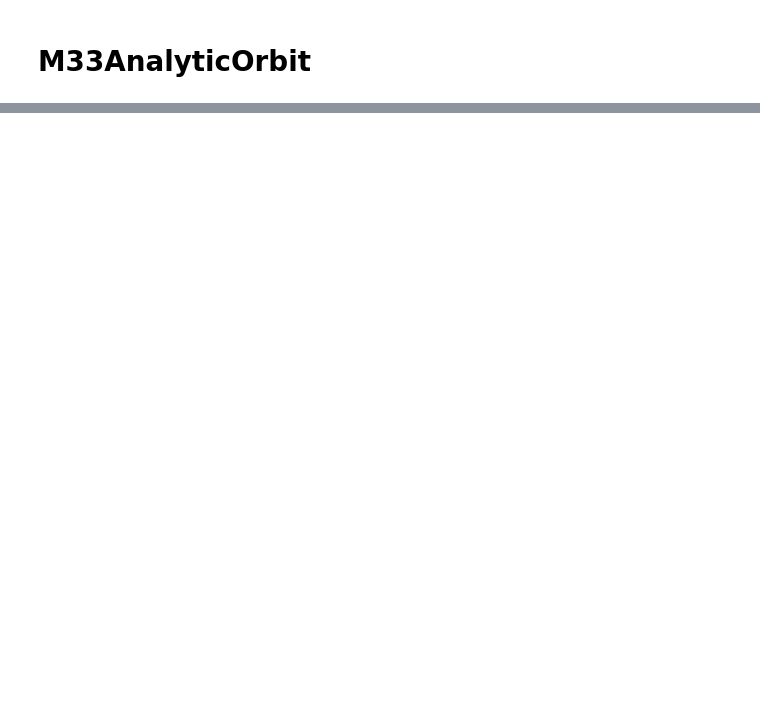
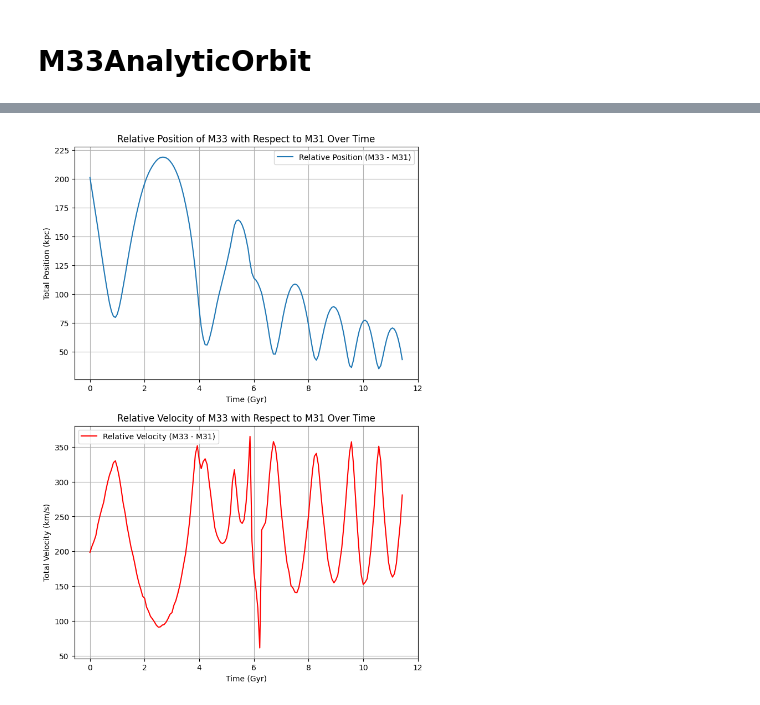
Before and after one commit to B3nn1E/ASTR400B, a Jupyter notebook: Homeworks/Homework7/Homework7_Template.ipynb, the cells around one changed output, grey strips where cells are left out. Drawn from its saved outputs; the diff is of its cells as text; code cells hidden in the pictures; blank space fills up the shorter version.

```diff
--- a/Homeworks/Homework7/Homework7_Template.ipynb
+++ b/Homeworks/Homework7/Homework7_Template.ipynb
@@ -305,0 +371,53 @@ IndentationError: unindent does not match any outer indentation level (<string>,
+# %%
+import pandas as pd # import pandas to read the data file since ReadFile cannot read this anymore
+
+# Load the orbit files from HW6
+M31 = r'C:\Users\kietb\OneDrive\Desktop\Suffering\Undergrad\ASTR400B\Homeworks\Homework6\Orbit_M31.txt'
+M33 = r'C:\Users\kietb\OneDrive\Desktop\Suffering\Undergrad\ASTR400B\Homeworks\Homework6\Orbit_M33.txt'
+
+# Load data into pandas DataFrame
+m31_data = pd.read_csv(M31, delim_whitespace=True, comment='#',
+                       names=['t', 'x', 'y', 'z', 'vx', 'vy', 'vz'])
+m33_data = pd.read_csv(M33, delim_whitespace=True, comment='#',
+                       names=['t', 'x', 'y', 'z', 'vx', 'vy', 'vz'])
+
+# Compute relative position components of M33 with respect to M31
+rel_x = m33_data['x'] - m31_data['x']
+rel_y = m33_data['y'] - m31_data['y']
+rel_z = m33_data['z'] - m31_data['z']
+
+# Compute relative velocity components of M33 with respect to M31
+rel_vx = m33_data['vx'] - m31_data['vx']
+rel_vy = m33_data['vy'] - m31_data['vy']
+rel_vz = m33_data['vz'] - m31_data['vz']
+
+# Compute total position and velocity magnitudes
+total_position = np.sqrt(rel_x**2 + rel_y**2 + rel_z**2)
+total_velocity = np.sqrt(rel_vx**2 + rel_vy**2 + rel_vz**2)
+
+# Extract time values
+time = m31_data['t']
+
+# Create figure with two subplots
+fig, ax = plt.subplots(2, 1, figsize=(8, 12))
+
+# Plot total position vs time
+ax[0].plot(time, total_position, label="Relative Position (M33 - M31)", linestyle="solid")
+ax[0].set_xlabel("Time (Gyr)")
+ax[0].set_ylabel("Total Position (kpc)")
+ax[0].set_title("Relative Position of M33 with Respect to M31 Over Time")
+ax[0].legend()
+ax[0].grid()
+
+# Plot total velocity vs time
+ax[1].plot(time, total_velocity, label="Relative Velocity (M33 - M31)", linestyle="solid", color="red")
+ax[1].set_xlabel("Time (Gyr)")
+ax[1].set_ylabel("Total Velocity (km/s)")
+ax[1].set_title("Relative Velocity of M33 with Respect to M31 Over Time")
+ax[1].legend()
+ax[1].grid()
+
+# Show the plots
+plt.show()
+# %% [output]
+[figure, added]
```
Also changed, not shown: parts of 3 cells of this notebook.
